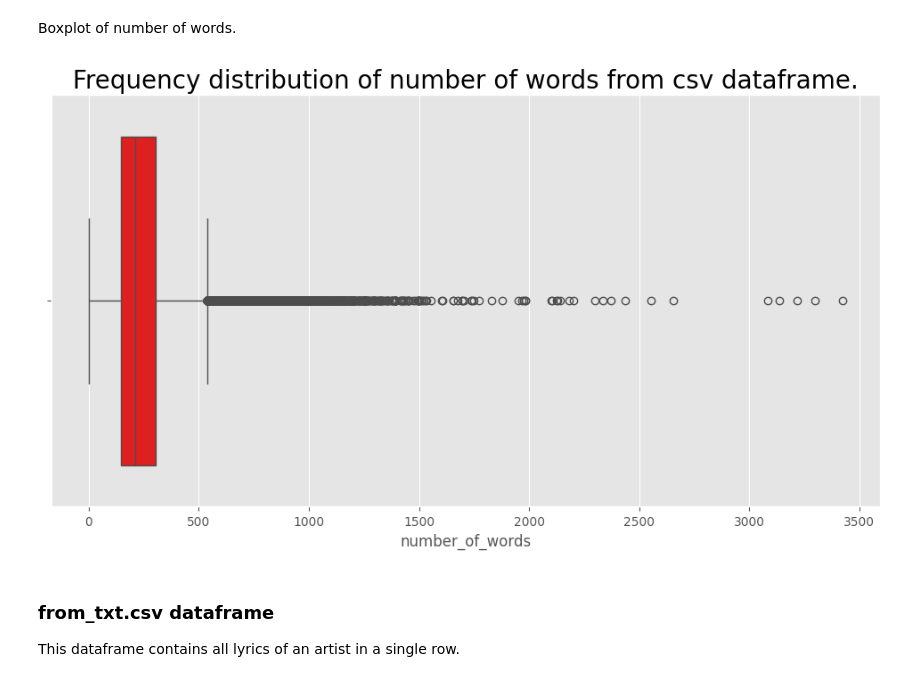
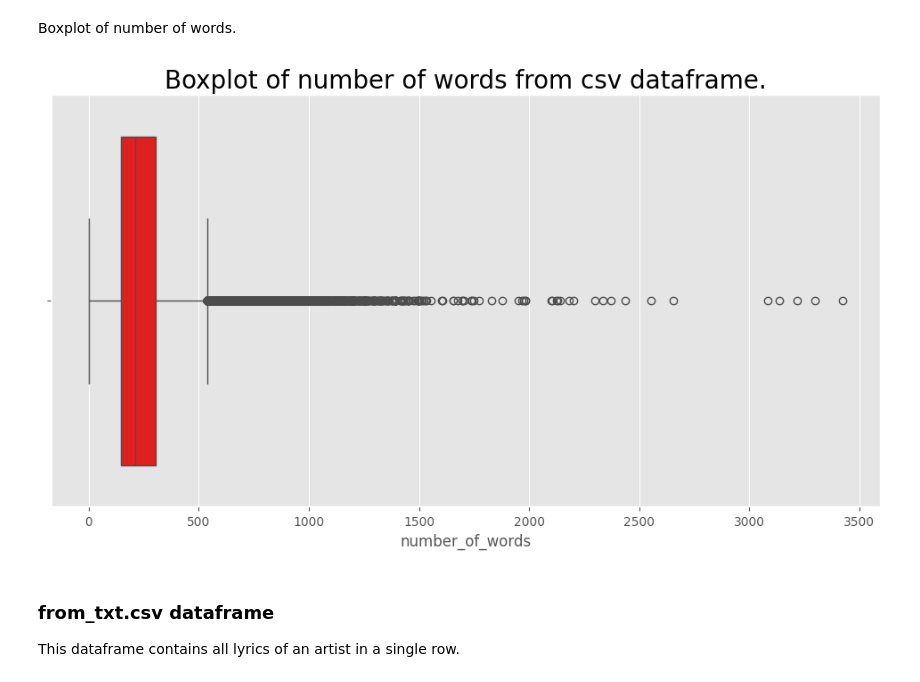
Before and after one commit to rejsafranko/Song-Lyrics-Generation, a Jupyter notebook: notebooks/dataset_exploration.ipynb, the cells around one changed output. Saved outputs shown, nothing was run; the diff lists cells and outputs as text; code cells hidden in the pictures.

```diff
--- a/notebooks/dataset_exploration.ipynb
+++ b/notebooks/dataset_exploration.ipynb
@@ -189,11 +192,11 @@ Boxplot of number of words.
 # %%
 plt.style.use('ggplot')
 plt.figure(figsize=(12, 6))
 sns.boxplot(x="number_of_words", data=df_from_csv, color="red")
-plt.title("Frequency distribution of number of words from csv dataframe.", size=20);
+plt.title("Boxplot of number of words from csv dataframe.", size=20);
 plt.show();
 # %% [output]
-[figure, old version]
+[figure, new version]
 # %% [markdown]
 ### from_txt.csv dataframe
 This dataframe contains all lyrics of an artist in a single row.
```
Also changed, not shown: parts of 34 cells of this notebook, 2 other files.
